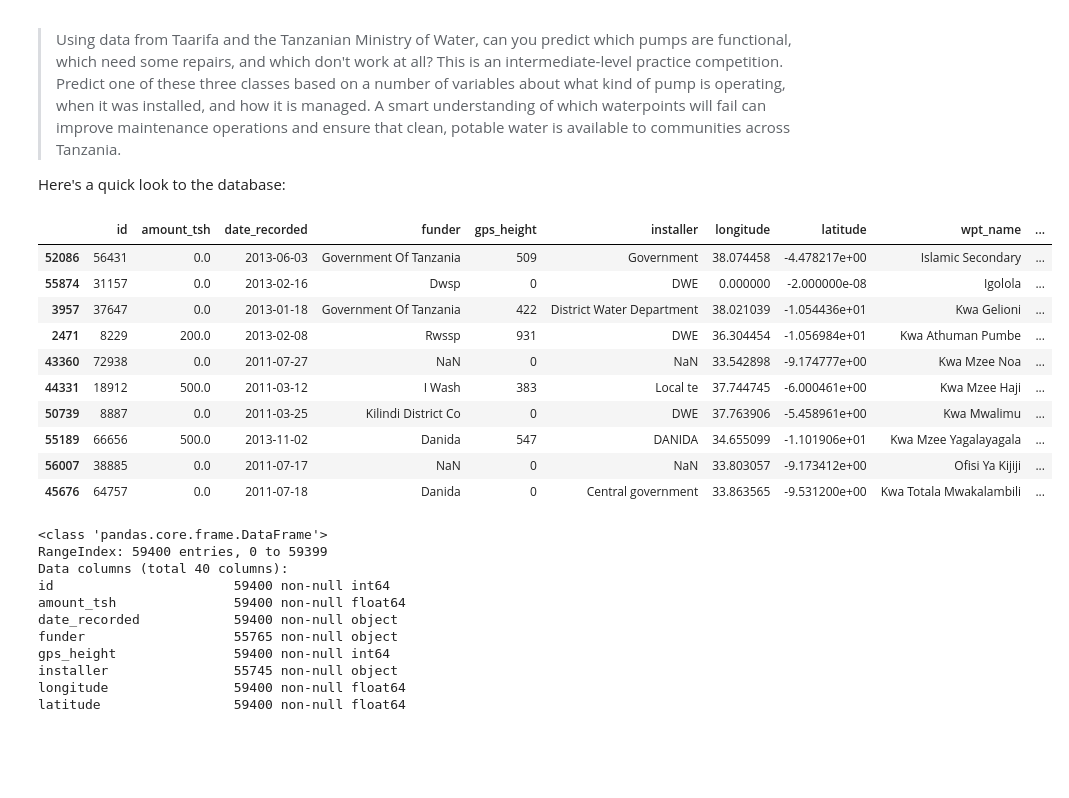
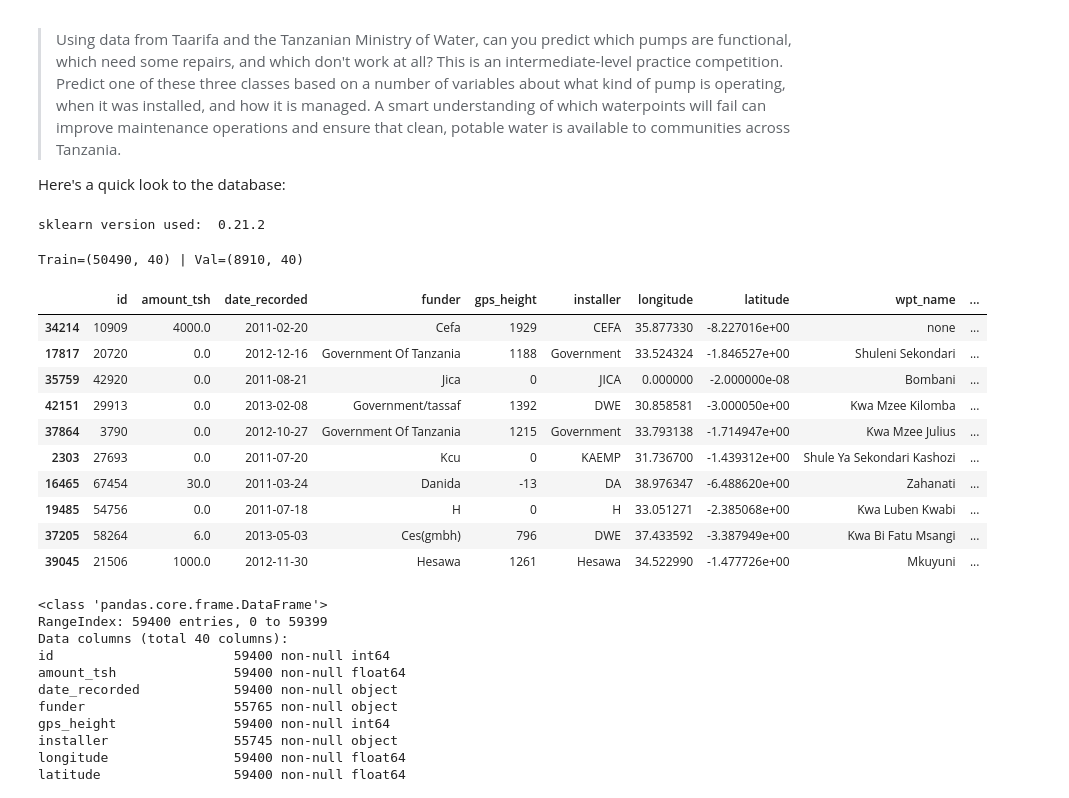
Before and after one commit to SofianeBo/Water-pump-challenge, a Jupyter notebook: Tanzania_github.ipynb, the cells around one changed output. Saved outputs shown, nothing was run; the diff lists cells and outputs as text; code cells hidden in the pictures; blank space fills up the shorter version.

```diff
--- a/Tanzania_github.ipynb
+++ b/Tanzania_github.ipynb
@@ -22,29 +25,45 @@ import warnings
 warnings.filterwarnings('ignore')
 
 import pandas as pd
-pd.set_option('display.max_columns', None) #to display all data columns.
+pd.set_option('display.max_columns', None)
 pd.set_option('display.max_rows', None)
 
 from tqdm import tqdm, trange
 
 import matplotlib.pyplot as plt
-from sklearn.model_selection import train_test_split
+import sklearn
 
-X_original=pd.read_csv("./training_values.csv",engine='c')
+print('sklearn version used: ',sklearn.__version__)
+
+X_all=pd.read_csv("./training_values.csv",engine='c')
+y_all=pd.read_csv("./training_labels.csv",engine='c')
 X_test=pd.read_csv("./test.csv",engine='c')
-y_original=pd.read_csv("./training_labels.csv",engine='c')
+# %% [output]
+sklearn version used:  0.21.2
+# %%
+from sklearn.model_selection import train_test_split
+
+split_frac=0.15
+X_train, X_val,y_train, y_val = train_test_split(X_all,y_all,
+                                                 test_size=split_frac,
+                                                 random_state=99,
+                                                 stratify=y_all['status_group'])
+
+print(f'Train={X_train.shape} | Val={X_val.shape}')
+# %% [output]
+Train=(50490, 40) | Val=(8910, 40)
 # %%
-X_original.sample(10)
+X_all.sample(10)
 # %% [output]
 |  | id | amount_tsh | date_recorded | funder | gps_height | installer | longitude | latitude | wpt_name | ... |
-| 52086 | 56431 | 0.0 | 2013-06-03 | Government Of Tanzania | 509 | Government | 38.074458 | -4.478217e+00 | Islamic Secondary | ... |
-| 55874 | 31157 | 0.0 | 2013-02-16 | Dwsp | 0 | DWE | 0.000000 | -2.000000e-08 | Igolola | ... |
-| 3957 | 37647 | 0.0 | 2013-01-18 | Government Of Tanzania | 422 | District Water Department | 38.021039 | -1.054436e+01 | Kwa Gelioni | ... |
-| 2471 | 8229 | 200.0 | 2013-02-08 | Rwssp | 931 | DWE | 36.304454 | -1.056984e+01 | Kwa Athuman Pumbe | ... |
-| 43360 | 72938 | 0.0 | 2011-07-27 | NaN | 0 | NaN | 33.542898 | -9.174777e+00 | Kwa Mzee Noa | ... |
-| 44331 | 18912 | 500.0 | 2011-03-12 | I Wash | 383 | Local te | 37.744745 | -6.000461e+00 | Kwa Mzee Haji | ... |
-| 50739 | 8887 | 0.0 | 2011-03-25 | Kilindi District Co | 0 | DWE | 37.763906 | -5.458961e+00 | Kwa Mwalimu | ... |
-| 55189 | 66656 | 500.0 | 2013-11-02 | Danida | 547 | DANIDA | 34.655099 | -1.101906e+01 | Kwa Mzee Yagalayagala | ... |
-| 56007 | 38885 | 0.0 | 2011-07-17 | NaN | 0 | NaN | 33.803057 | -9.173412e+00 | Ofisi Ya Kijiji | ... |
-| 45676 | 64757 | 0.0 | 2011-07-18 | Danida | 0 | Central government | 33.863565 | -9.531200e+00 | Kwa Totala Mwakalambili | ... |
+| 34214 | 10909 | 4000.0 | 2011-02-20 | Cefa | 1929 | CEFA | 35.877330 | -8.227016e+00 | none | ... |
+| 17817 | 20720 | 0.0 | 2012-12-16 | Government Of Tanzania | 1188 | Government | 33.524324 | -1.846527e+00 | Shuleni Sekondari | ... |
+| 35759 | 42920 | 0.0 | 2011-08-21 | Jica | 0 | JICA | 0.000000 | -2.000000e-08 | Bombani | ... |
+| 42151 | 29913 | 0.0 | 2013-02-08 | Government/tassaf | 1392 | DWE | 30.858581 | -3.000050e+00 | Kwa Mzee Kilomba | ... |
+| 37864 | 3790 | 0.0 | 2012-10-27 | Government Of Tanzania | 1215 | Government | 33.793138 | -1.714947e+00 | Kwa Mzee Julius | ... |
+| 2303 | 27693 | 0.0 | 2011-07-20 | Kcu | 0 | KAEMP | 31.736700 | -1.439312e+00 | Shule Ya Sekondari Kashozi | ... |
+| 16465 | 67454 | 30.0 | 2011-03-24 | Danida | -13 | DA | 38.976347 | -6.488620e+00 | Zahanati | ... |
+| 19485 | 54756 | 0.0 | 2011-07-18 | H | 0 | H | 33.051271 | -2.385068e+00 | Kwa Luben Kwabi | ... |
+| 37205 | 58264 | 6.0 | 2013-05-03 | Ces(gmbh) | 796 | DWE | 37.433592 | -3.387949e+00 | Kwa Bi Fatu Msangi | ... |
+| 39045 | 21506 | 1000.0 | 2012-11-30 | Hesawa | 1261 | Hesawa | 34.522990 | -1.477726e+00 | Mkuyuni | ... |
 # %%
```
Also changed, not shown: parts of 44 cells of this notebook.
